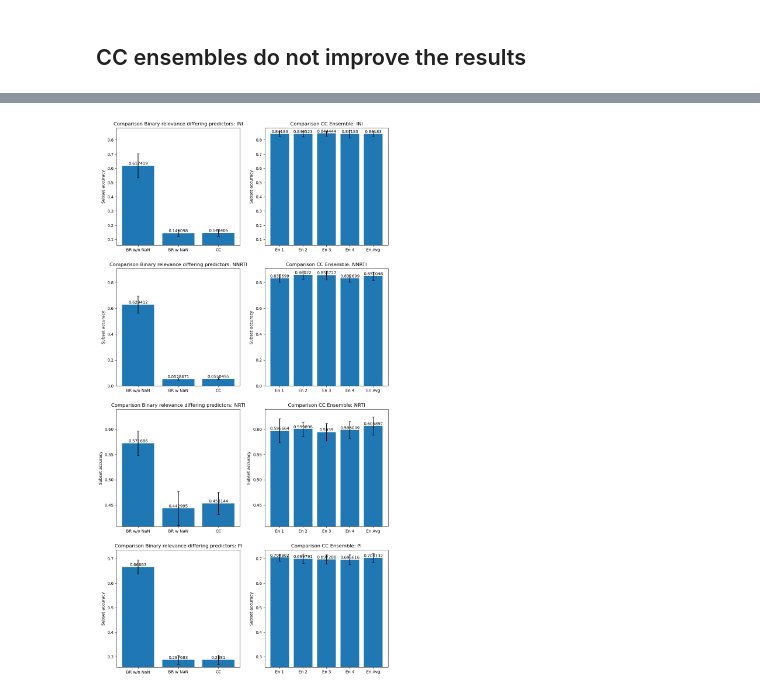
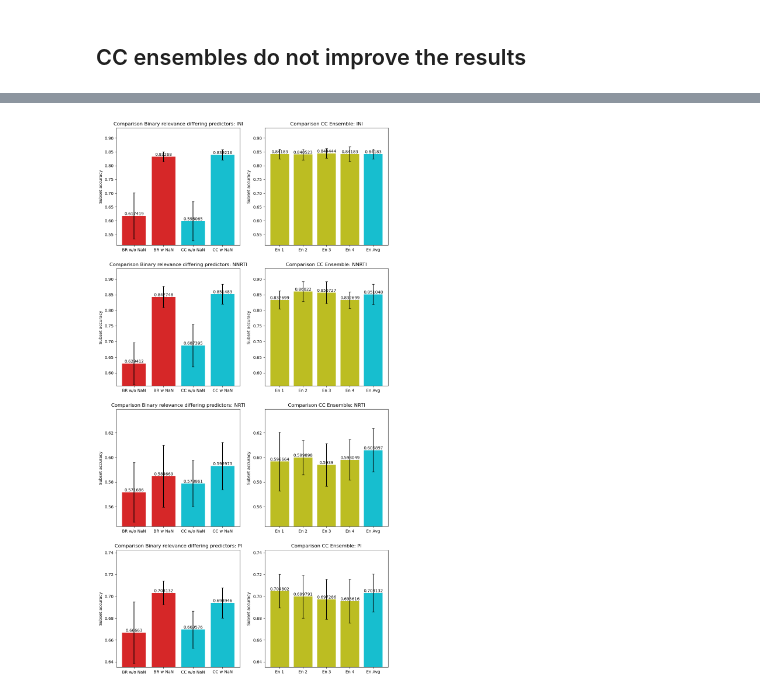
Before and after one commit to FloAvis/Masterthesis_TabPFN_HIV, a Jupyter notebook: statistics/PT_statistics.ipynb, the cells around one changed output, grey strips where cells are left out. Cells and saved outputs as stored; diff of their text form; code cells hidden in the pictures.

Commit message:
Ensemble wo NaN try 4

```diff
--- a/statistics/PT_statistics.ipynb
+++ b/statistics/PT_statistics.ipynb
@@ -478,15 +478,21 @@ fig.tight_layout()
 # %% [markdown]
 ## CC ensembles do not improve the results
 # %%
-files = ["Binary_Relevance_5_fold_MOC_prediction_new_save.csv", "Binary_Relevance_5_fold_homebrew_prediction_new_save.csv", "Classifier_Chain_5_fold_homebrew_prediction_new_save.csv"]
+files = ["Binary_Relevance_5_fold_MOC_prediction_new_save.csv", "Binary_Relevance_5_fold_homebrew_prediction_new_save.csv", "Classifier_Chain_5_fold_homebrew_prediction_woNaN_new_save.csv", "Classifier_Chain_5_fold_homebrew_prediction_new_save.csv"]
 
-tmp_sub_accs_fold_mean, tmp_sub_accs_fold_std = result_handler.calc_metrics(filepath_list, files, result_handler.subset_acc,metric_args={}, drop_na=True)
+drop_na = False
+metric = result_handler.subset_acc
+kwargs = {"nan_mode":"ignore"}
+
+
+tmp_sub_accs_fold_mean, tmp_sub_accs_fold_std = result_handler.calc_metrics(filepath_list, files, metric,metric_args=kwargs, drop_na=drop_na)
 
 df_sub_accs_groups_mean = pd.DataFrame(tmp_sub_accs_fold_mean)
 df_sub_accs_groups_std = pd.DataFrame(tmp_sub_accs_fold_std)
 
 
 filename = "Classifier_Chain_5_folds_ensemble/"
+
 
 ensemble_accs_mean = {}
 ensemble_accs_std = {}
@@ -508,7 +514,8 @@ for path in filepath_list:
 
         #print(path+filename+chain)
 
-        #results.dropna(subset=results.columns[results.columns.str.startswith('True_')].tolist(), inplace=True)
+        if drop_na:
+            results.dropna(subset=results.columns[results.columns.str.startswith('True_')].tolist(), inplace=True)
 
         pred_labels = results.filter(regex="Pred_*")
 
@@ -516,7 +523,7 @@ for path in filepath_list:
         #pred_labels = (pred_probas > 0.5) * 1.0
 
         subs_accs_groups = results.groupby(by="kFolds").apply(
-            lambda x: result_handler.subset_acc(x.filter(regex="True_*"), x.filter(regex="Pred_*"), nan_mode="ignore"),
+            lambda x: metric(x.filter(regex="True_*"), x.filter(regex="Pred_*"), **kwargs),
             include_groups=False)
 
         #print(true_labels == true_labels_old)
@@ -528,13 +535,24 @@ for path in filepath_list:
         chain_acc_list_std.append(subs_accs_groups.std())
         #chain_acc_list.append(sub_acc)
 
+    #chain_list = np.array(chain_list)
+
     columns = chain_list[0].columns.values.tolist()
 
-    ave_chain = (np.median(np.array(chain_list), axis=0) > 0.5) * 1
+    ave_chain = (np.mean(np.array(chain_list), axis=0) > 0.5) * 1
 
     ave_chain_df = pd.DataFrame(ave_chain, columns=columns)
 
-    ave_chain_complete = pd.concat([true_labels, ave_chain_df, results["kFolds"]], axis=1)
+    #print(ave_chain_df.shape)
+    kfold = results["kFolds"]
+
+    true_labels.reset_index(drop=True, inplace=True)
+    ave_chain_df.reset_index(drop=True, inplace=True)
+    kfold.reset_index(drop=True, inplace=True)
+
+    ave_chain_complete = pd.concat([true_labels, ave_chain_df, kfold], axis=1)
+
+
 
     #true_labels = ave_chain_df.filter(regex="True_*")
     #pred_labels = (ave_chain_df > 0.5) * 1.0
@@ -542,7 +560,7 @@ for path in filepath_list:
     print(ave_chain_complete)
 
     subs_accs_groups = ave_chain_complete.groupby(by="kFolds").apply(
-        lambda x: result_handler.subset_acc(x.filter(regex="True_*"), x.filter(regex="Pred_*"), nan_mode="ignore"),
+        lambda x: metric(x.filter(regex="True_*"), x.filter(regex="Pred_*"), **kwargs),
         include_groups=False)
 
     #sub_acc = result_handler.subset_acc(pred_labels, true_labels, nan_mode="ignore")
@@ -554,21 +572,25 @@ for path in filepath_list:
     ensemble_accs_mean.update({path.split("/")[-1].strip("_"): chain_acc_list_mean})
     ensemble_accs_std.update({path.split("/")[-1].strip("_"): chain_acc_list_std})
 
-#df_sub_accs_groups = pd.DataFrame(subs_accs_groups)
+
 
 df_ensemble_accs_groups_mean = pd.DataFrame(ensemble_accs_mean)
 df_ensemble_accs_groups_std = pd.DataFrame(ensemble_accs_std)
 
-#plt.bar(df_sub_accs)
 
-print(df_ensemble_accs_groups_mean)
-print(df_ensemble_accs_groups_std)
 
-print(ensemble_accs_mean)
 
-models_w_TabPFN = ["BR w/o NaN", "BR w NaN", "CC"]
+
+#Figure
+
+
+models_w_TabPFN = ["BR w/o NaN", "BR w NaN", "CC w/o NaN", "CC w NaN"]
+
+color = ["tab:red"] * 2 + ["tab:cyan"] * 2
 
 ensemble_labels = ["En 1", "En 2", "En 3", "En 4", "En Avg"]
+
+color_en = ["tab:olive"] * 4 + ["tab:cyan"]
 
 fig, axs = plt.subplots(4, 2, figsize=(12, 24))
 
@@ -579,7 +601,7 @@ for i, drug in enumerate(df_sub_accs_groups_mean.columns.values.tolist()):
     #print(axs[i])
     #print(i)
 
-    p = axs[j].bar(models_w_TabPFN, df_sub_accs_groups_mean[drug], colors=)
+    p = axs[j].bar(models_w_TabPFN, df_sub_accs_groups_mean[drug], color=color)
     axs[j].errorbar(models_w_TabPFN, df_sub_accs_groups_mean[drug], yerr=df_sub_accs_groups_std[drug], capsize=3,
                     fmt="none", ecolor="black")
 
@@ -595,7 +617,7 @@ for i, drug in enumerate(df_sub_accs_groups_mean.columns.values.tolist()):
                             (df_sub_accs_groups_mean[drug].max() + df_sub_accs_groups_std[drug].max())) * 1.015))
     axs[j].set_title('Comparison Binary relevance differing predictors: ' + drug)
 
-    p2 = axs[j + 1].bar(ensemble_labels, df_ensemble_accs_groups_mean[drug])
+    p2 = axs[j + 1].bar(ensemble_labels, df_ensemble_accs_groups_mean[drug], color=color_en)
     axs[j + 1].errorbar(ensemble_labels, df_ensemble_accs_groups_mean[drug], yerr=df_ensemble_accs_groups_std[drug],
                         capsize=3, fmt="none", ecolor="black")
 
@@ -635 +657 @@ Warning: True label is Missing,
-[figure, old version]
+[figure, new version]
```
Also changed, not shown: parts of 2 cells of this notebook, 2 other files.
